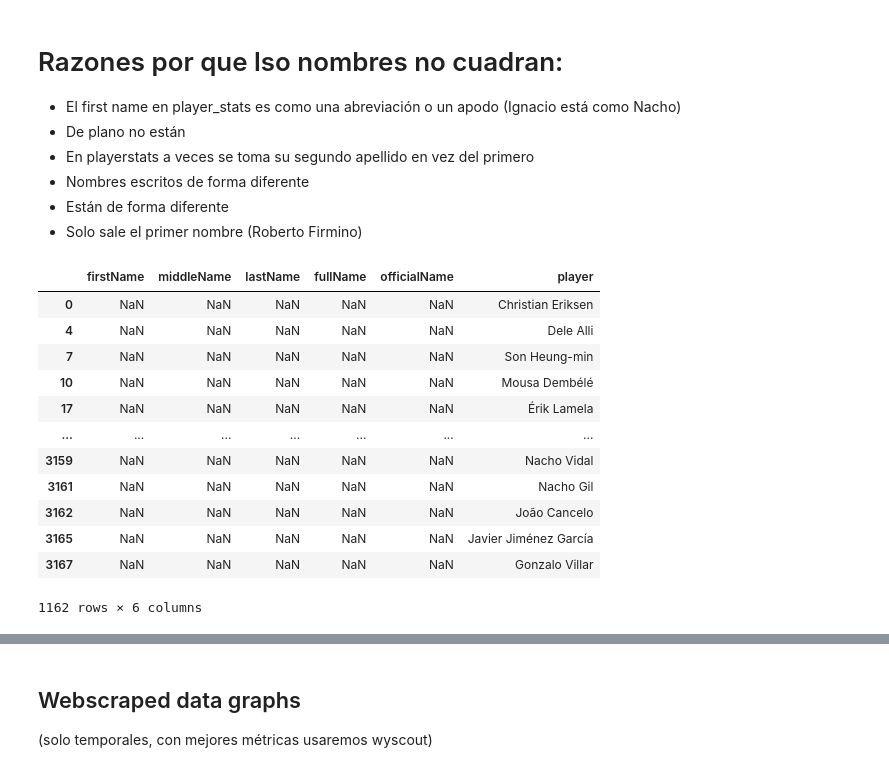
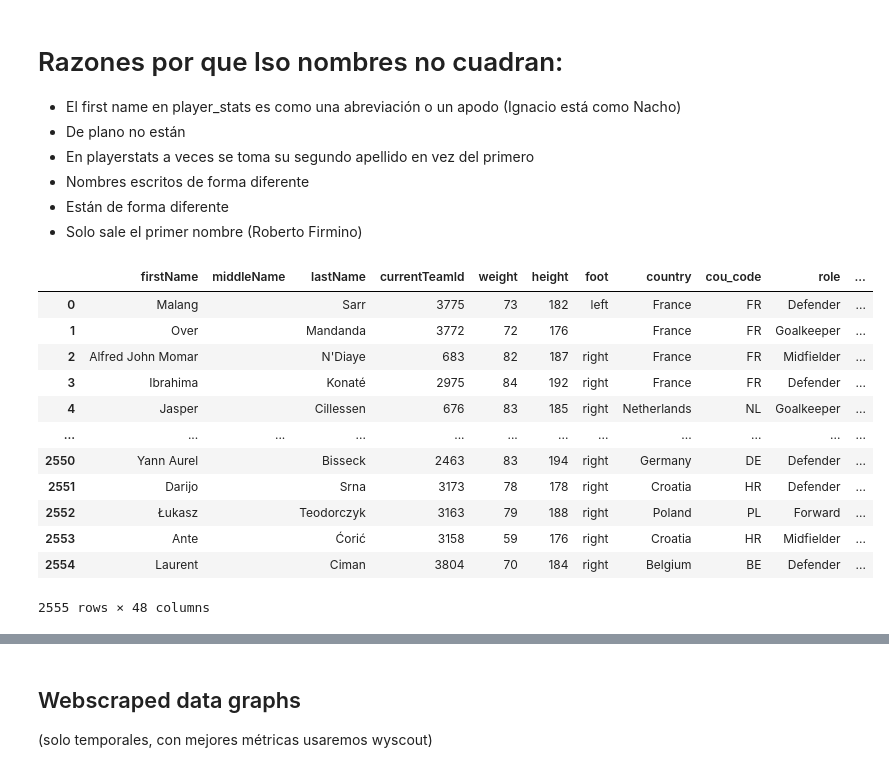
Before and after one commit to ErnestoAnaya/analisis_deportivo, a Jupyter notebook: Codigos/dashboard/viz_stats_dashboard.ipynb, the cells around one changed output, grey strips where cells are left out. Cells and saved outputs as stored; diff of their text form; code cells hidden in the pictures.

```diff
--- a/Codigos/dashboard/viz_stats_dashboard.ipynb
+++ b/Codigos/dashboard/viz_stats_dashboard.ipynb
@@ -63,7 +63,20 @@ df_players['lastName'] = df_players['lastName'].apply(lambda x: x.encode().decod
 df_players['middleName'] = df_players['middleName'].apply(lambda x: x.encode().decode('unicode_escape'))
 # %%
 df_players = df_players[['firstName', 'middleName', 'lastName', 'currentTeamId', 'weight',
-                         'height', 'foot', 'country', 'cou_code', 'role']]
+                         'height', 'foot', 'country', 'cou_code', 'role', 'birthDate']]
 
 #some players dont have club assigned. It's because of players from the wold cup that don't have a team on the top 5 leagues
 df_all_info = df_players.merge(df_teams[['city', 'name', 'officialName', 'wyId']], left_on='currentTeamId', right_on='wyId', how='left')
+# %%
+from datetime import datetime, date
+
+def calc_age(birthdate):
+    birthdate = datetime.strptime(birthdate, "%Y-%m-%d").date()
+    today = date.today()
+
+    age = today.year - birthdate.year - ((today.month,
+                                          today.day) < (birthdate.month,
+                                                        birthdate.day))
+    return age
+
+calc_age(df_all_info['birthDate'].iloc[1])
@@ -70,3 +85,5 @@ df_all_info = df_players.merge(df_teams[['city', 'name', 'officialName', 'wyId']
+# %%
+df_all_info['age'] = df_all_info['birthDate'].apply(lambda x: calc_age(x))
 # %%
 text = "O.G.C. Nice C\u00f4te d'Azur"
 text = text.encode().decode('unicode_escape')
@@ -139,7 +156,7 @@ player_stats[player_stats['player'].str.contains("Origi") == True]
 | 127 | 127 | be BEL | FW | 22.0 | 31 | 22 | 1,967 | 21.9 | 6.0 | ... |
 2 rows × 30 columns
 # %%
-player_stats['len'] = player_stats.player.str.len()
+#player_stats['len'] = player_stats.player.str.len()
 #player_stats.sort_values(by='len', ascending=False).head(20)
 # %% [markdown]
 # Razones por que lso nombres no cuadran:
@@ -150,19 +167,19 @@ player_stats['len'] = player_stats.player.str.len()
 - Están de forma diferente
 - Solo sale el primer nombre (Roberto Firmino)
 # %%
-df_left = df_all_info.merge(player_stats, left_on = 'fullName', right_on = 'player', how='right')
-df_left[df_left['fullName'].isna() == True][["firstName","middleName","lastName", "fullName","officialName", "player"]]#.head(20)
+df_left = df_all_info.merge(player_stats.drop(columns = 'age'), left_on = 'fullName', right_on = 'player', how='left')
+df_left#[df_left['fullName'].isna() == True][["firstName","middleName","lastName", "fullName","officialName", "player"]]#.head(20)
 # %% [output]
-|  | firstName | middleName | lastName | fullName | officialName | player |
-| 0 | NaN | NaN | NaN | NaN | NaN | Christian Eriksen |
-| 4 | NaN | NaN | NaN | NaN | NaN | Dele Alli |
-| 7 | NaN | NaN | NaN | NaN | NaN | Son Heung-min |
-| 10 | NaN | NaN | NaN | NaN | NaN | Mousa Dembélé |
-| 17 | NaN | NaN | NaN | NaN | NaN | Érik Lamela |
-| ... | ... | ... | ... | ... | ... | ... |
-| 3159 | NaN | NaN | NaN | NaN | NaN | Nacho Vidal |
-| 3161 | NaN | NaN | NaN | NaN | NaN | Nacho Gil |
-| 3162 | NaN | NaN | NaN | NaN | NaN | João Cancelo |
-| 3165 | NaN | NaN | NaN | NaN | NaN | Javier Jiménez García |
-| 3167 | NaN | NaN | NaN | NaN | NaN | Gonzalo Villar |
+|  | firstName | middleName | lastName | currentTeamId | weight | height | foot | country | cou_code | role | ... |
+| 0 | Malang |  | Sarr | 3775 | 73 | 182 | left | France | FR | Defender | ... |
+| 1 | Over |  | Mandanda | 3772 | 72 | 176 |  | France | FR | Goalkeeper | ... |
+| 2 | Alfred John Momar |  | N'Diaye | 683 | 82 | 187 | right | France | FR | Midfielder | ... |
+| 3 | Ibrahima |  | Konaté | 2975 | 84 | 192 | right | France | FR | Defender | ... |
+| 4 | Jasper |  | Cillessen | 676 | 83 | 185 | right | Netherlands | NL | Goalkeeper | ... |
+| ... | ... | ... | ... | ... | ... | ... | ... | ... | ... | ... | ... |
+| 2550 | Yann Aurel |  | Bisseck | 2463 | 83 | 194 | right | Germany | DE | Defender | ... |
+| 2551 | Darijo |  | Srna | 3173 | 78 | 178 | right | Croatia | HR | Defender | ... |
+| 2552 | Łukasz |  | Teodorczyk | 3163 | 79 | 188 | right | Poland | PL | Forward | ... |
+| 2553 | Ante |  | Ćorić | 3158 | 59 | 176 | right | Croatia | HR | Midfielder | ... |
+| 2554 | Laurent |  | Ciman | 3804 | 70 | 184 | right | Belgium | BE | Defender | ... |
-1162 rows × 6 columns
+2555 rows × 48 columns
```
Also changed, not shown: parts of 7 cells of this notebook, 2 other files.
